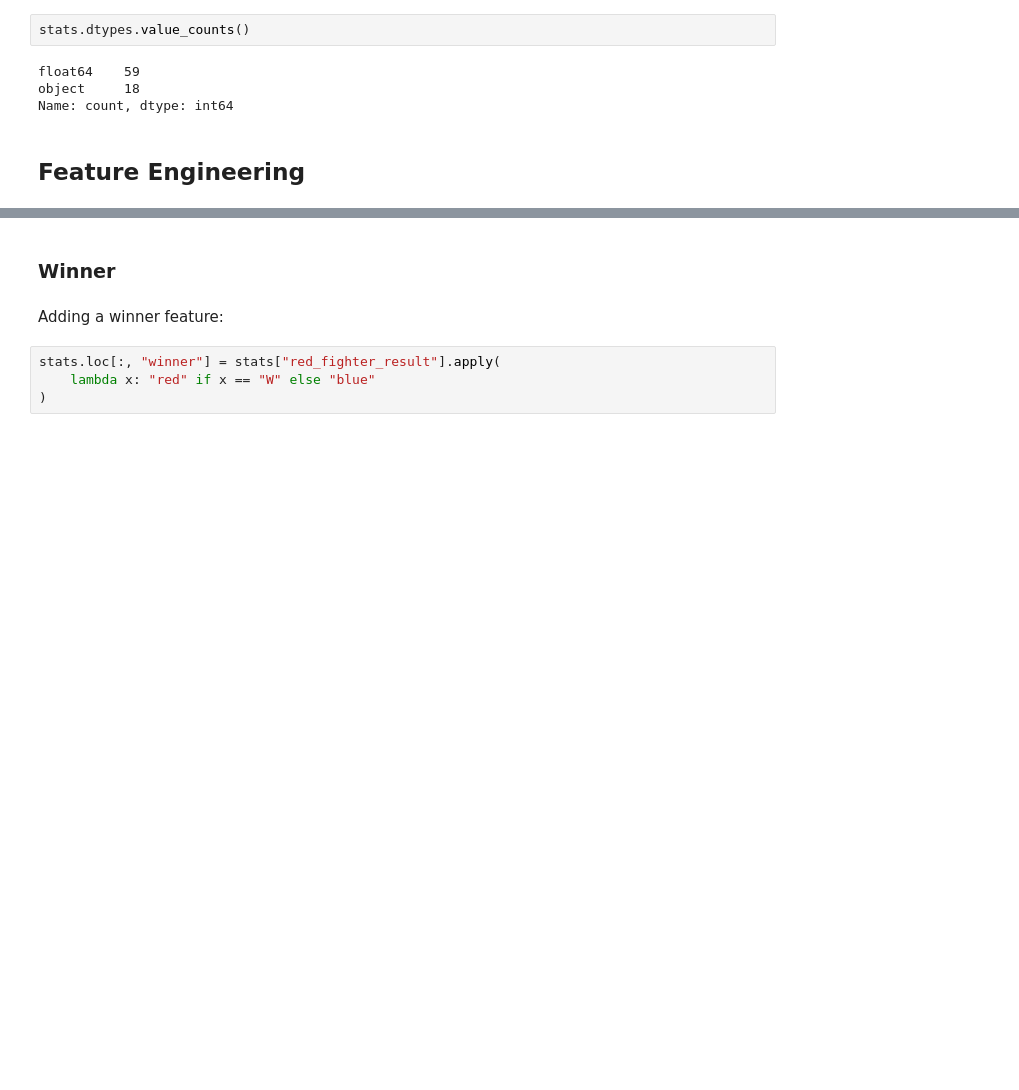
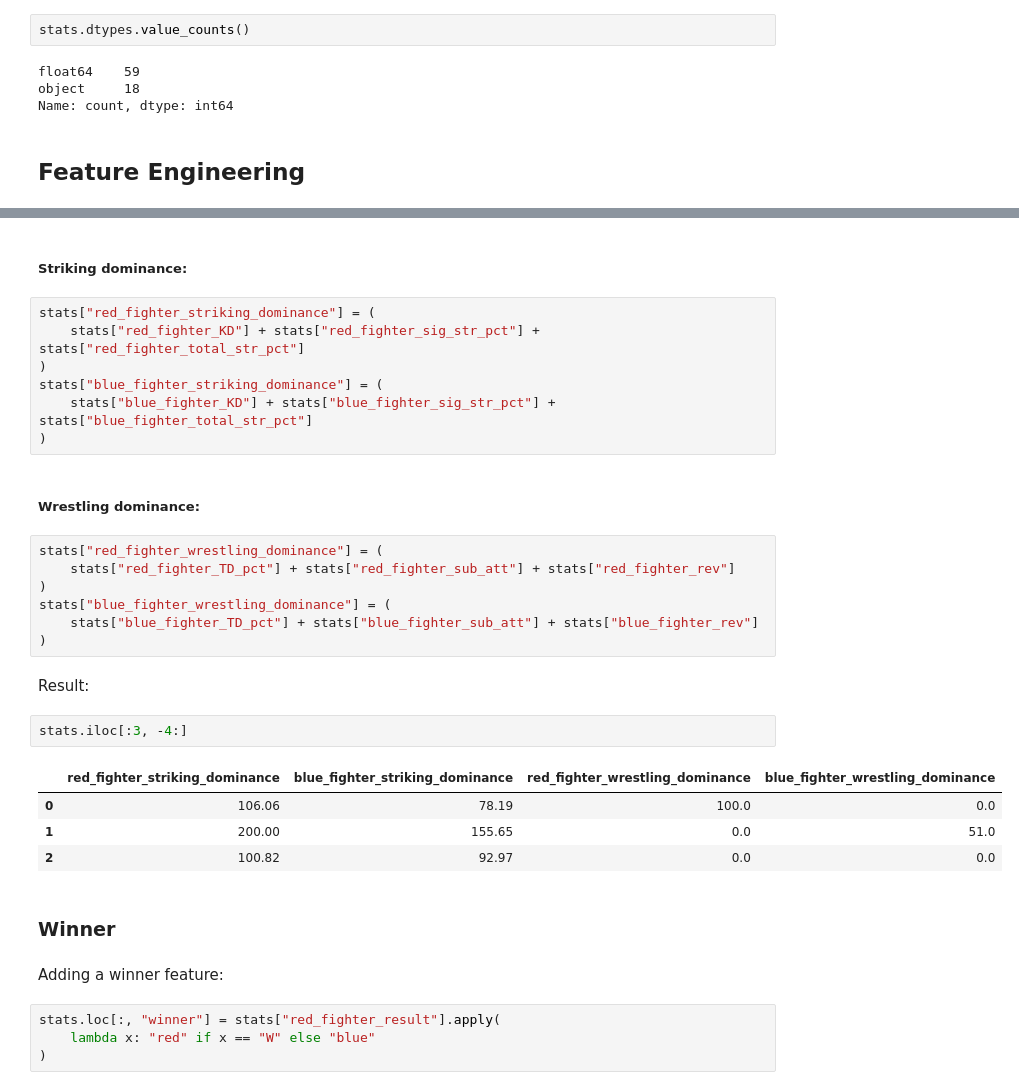
Before and after one commit to komaksym/UFC-DataLab, a Jupyter notebook: data/src/clean_data.ipynb, the cells around one changed output, grey strips where cells are left out. Saved outputs shown, nothing was run; the diff lists cells and outputs as text; blank space fills up the shorter version.

```diff
--- a/data/src/clean_data.ipynb
+++ b/data/src/clean_data.ipynb
@@ -670,3 +678,30 @@ Name: count, dtype: int64
+# %% [markdown]
+##### Striking dominance:
+# %%
+stats["red_fighter_striking_dominance"] = (
+    stats["red_fighter_KD"] + stats["red_fighter_sig_str_pct"] + stats["red_fighter_total_str_pct"]
+)
+stats["blue_fighter_striking_dominance"] = (
+    stats["blue_fighter_KD"] + stats["blue_fighter_sig_str_pct"] + stats["blue_fighter_total_str_pct"]
+)
+# %% [markdown]
+##### Wrestling dominance:
+# %%
+stats["red_fighter_wrestling_dominance"] = (
+    stats["red_fighter_TD_pct"] + stats["red_fighter_sub_att"] + stats["red_fighter_rev"]
+)
+stats["blue_fighter_wrestling_dominance"] = (
+    stats["blue_fighter_TD_pct"] + stats["blue_fighter_sub_att"] + stats["blue_fighter_rev"]
+)
+# %% [markdown]
+Result:
+# %%
+stats.iloc[:3, -4:]
+# %% [output]
+|  | red_fighter_striking_dominance | blue_fighter_striking_dominance | red_fighter_wrestling_dominance | blue_fighter_wrestling_dominance |
+| 0 | 106.06 | 78.19 | 100.0 | 0.0 |
+| 1 | 200.00 | 155.65 | 0.0 | 51.0 |
+| 2 | 100.82 | 92.97 | 0.0 | 0.0 |
 # %% [markdown]
 ### Winner
 # %% [markdown]
```
Also changed, not shown: parts of 12 cells of this notebook.
